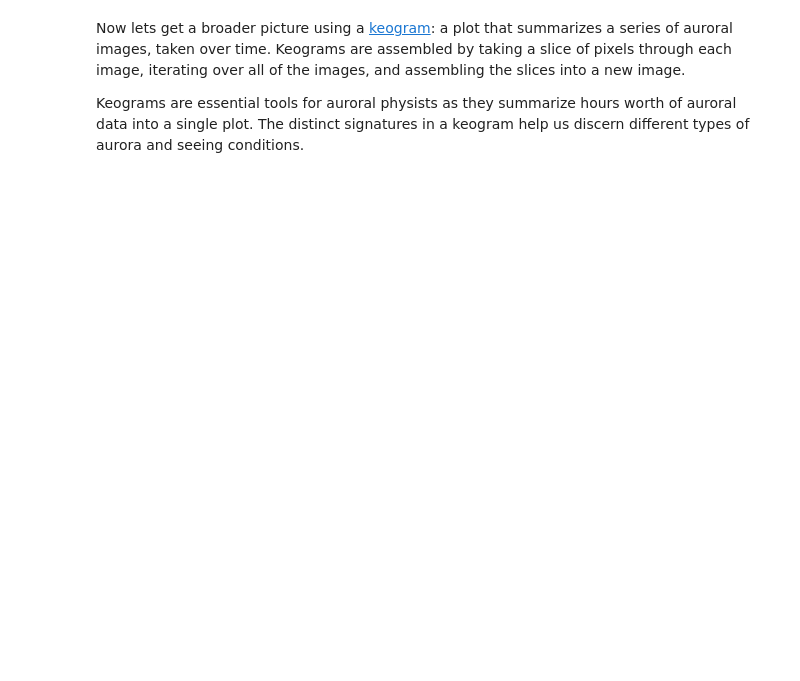
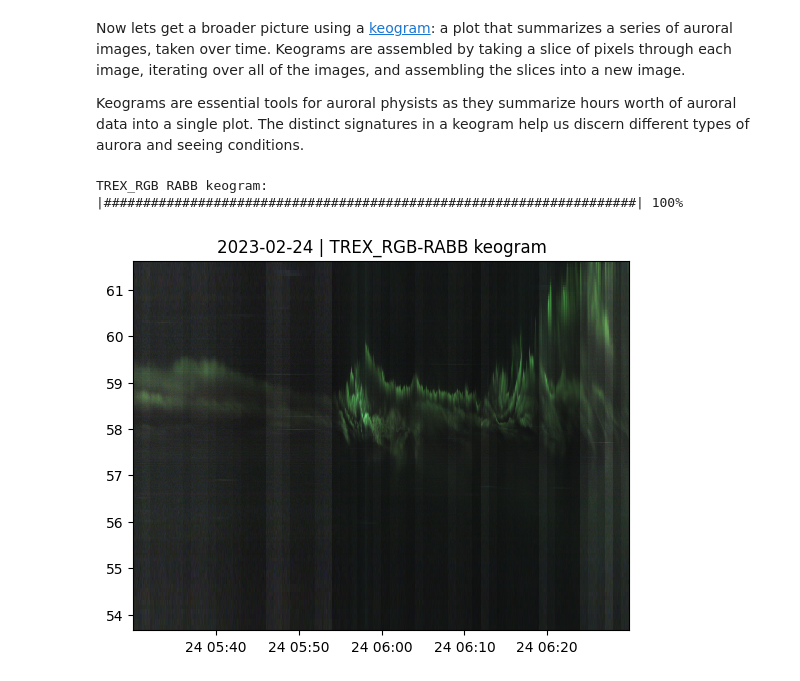
Before and after one commit to kylermurphy/DASP_2024, a Jupyter notebook: 2024_dasp_asilib.ipynb, the cells around one changed output. Saved outputs shown, nothing was run; the diff lists cells and outputs as text; code cells hidden in the pictures; blank space fills up the shorter version.

```diff
--- a/2024_dasp_asilib.ipynb
+++ b/2024_dasp_asilib.ipynb
@@ -80,3 +123,11 @@ Now plot the image from the same time, but taken at Fort Smith (FSMI)
 Now lets get a broader picture using a [keogram](https://en.wikipedia.org/wiki/Keogram): a plot that summarizes a series of auroral images, taken over time. Keograms are assembled by taking a slice of pixels through each image, iterating over all of the images, and assembling the slices into a new image.
 
 Keograms are essential tools for auroral physists as they summarize hours worth of auroral data into a single plot. The distinct signatures in a keogram help us discern different types of aurora and seeing conditions.
+# %%
+time_range = ('2023-02-24T05:30', '2023-02-24T06:30')
+
+asi = asilib.asi.trex_rgb('RABB', time_range=time_range)
+asi.plot_keogram();
+# %% [output]
+TREX_RGB RABB keogram: |####################################################################| 100%
+[figure, added]
```
Also changed, not shown: parts of 13 cells of this notebook.
